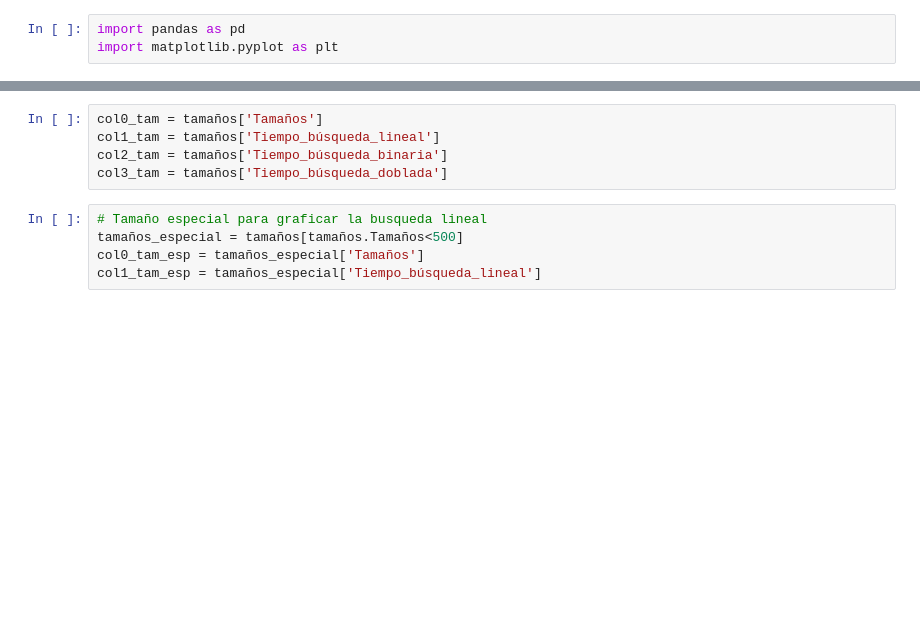
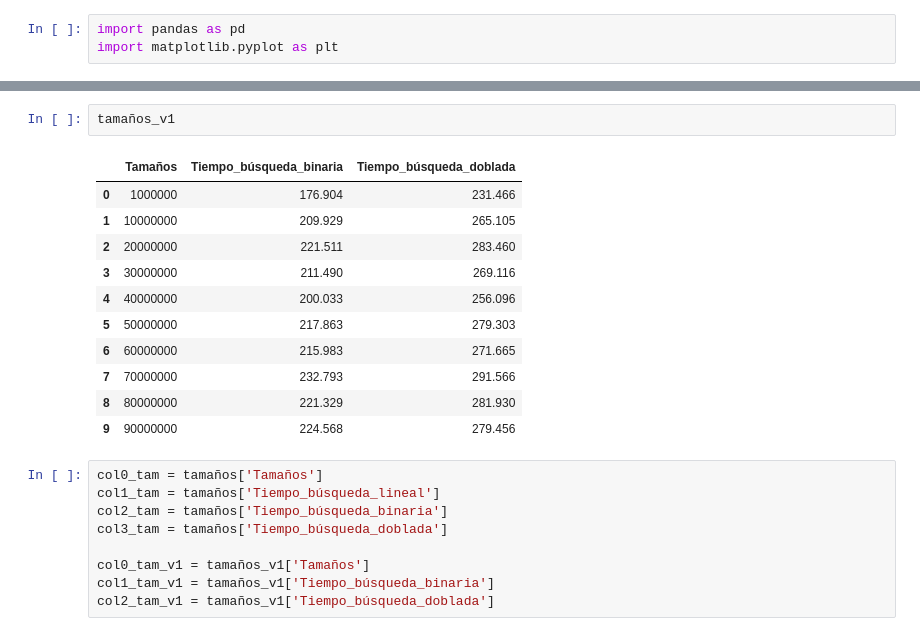
Before and after one commit to dnlmoreno/Data-Structure-and-Algorithms-Advanced, a Jupyter notebook: Lab 1/Gráficos/gráficos_resultados.ipynb, the cells around one changed output, grey strips where cells are left out. Cells and saved outputs as stored; diff of their text form; blank space fills up the shorter version.

```diff
--- a/Lab 1/Gráficos/gráficos_resultados.ipynb
+++ b/Lab 1/Gráficos/gráficos_resultados.ipynb
@@ -21,13 +24,26 @@ tamaños
+# %%
+tamaños_v1
+# %% [output]
+|  | Tamaños | Tiempo_búsqueda_binaria | Tiempo_búsqueda_doblada |
+| 0 | 1000000 | 176.904 | 231.466 |
+| 1 | 10000000 | 209.929 | 265.105 |
+| 2 | 20000000 | 221.511 | 283.460 |
+| 3 | 30000000 | 211.490 | 269.116 |
+| 4 | 40000000 | 200.033 | 256.096 |
+| 5 | 50000000 | 217.863 | 279.303 |
+| 6 | 60000000 | 215.983 | 271.665 |
+| 7 | 70000000 | 232.793 | 291.566 |
+| 8 | 80000000 | 221.329 | 281.930 |
+| 9 | 90000000 | 224.568 | 279.456 |
 # %%
 col0_tam = tamaños['Tamaños']
 col1_tam = tamaños['Tiempo_búsqueda_lineal']
 col2_tam = tamaños['Tiempo_búsqueda_binaria']
 col3_tam = tamaños['Tiempo_búsqueda_doblada']
+
+col0_tam_v1 = tamaños_v1['Tamaños']
+col1_tam_v1 = tamaños_v1['Tiempo_búsqueda_binaria']
+col2_tam_v1 = tamaños_v1['Tiempo_búsqueda_doblada']
-# %%
-# Tamaño especial para graficar la busqueda lineal
-tamaños_especial = tamaños[tamaños.Tamaños<500]
-col0_tam_esp = tamaños_especial['Tamaños']
-col1_tam_esp = tamaños_especial['Tiempo_búsqueda_lineal']
 # %%
 posiciones
 # %% [output]
```
Also changed, not shown: parts of 13 cells of this notebook, 7 other files.
